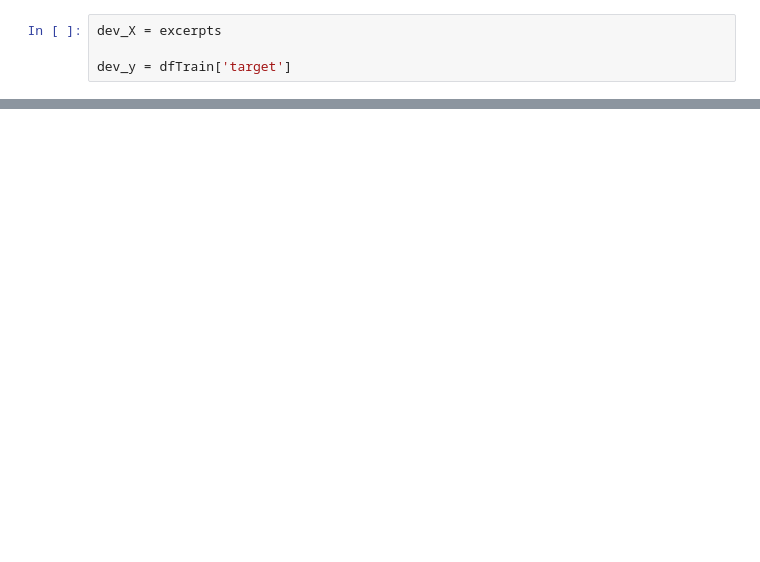
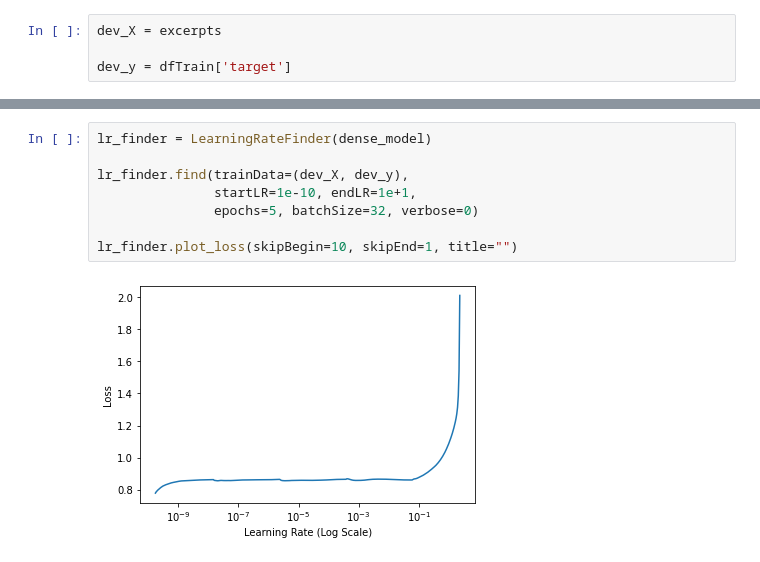
Before and after one commit to Raffi-Baldassini/Final-Year-Project, a Jupyter notebook: Code/Recurrent Neural Nets.ipynb, the cells around one changed output, grey strips where cells are left out. Saved outputs shown, nothing was run; the diff lists cells and outputs as text; blank space fills up the shorter version.

```diff
--- a/Code/Recurrent Neural Nets.ipynb
+++ b/Code/Recurrent Neural Nets.ipynb
@@ -155,0 +144,10 @@ pd.DataFrame(rnn_history.history).plot()
+# %%
+lr_finder = LearningRateFinder(dense_model)
+
+lr_finder.find(trainData=(dev_X, dev_y),
+               startLR=1e-10, endLR=1e+1,
+               epochs=5, batchSize=32, verbose=0)
+
+lr_finder.plot_loss(skipBegin=10, skipEnd=1, title="")
+# %% [output]
+[figure, added]
```
Also changed, not shown: parts of 13 cells of this notebook, 3 other files.
